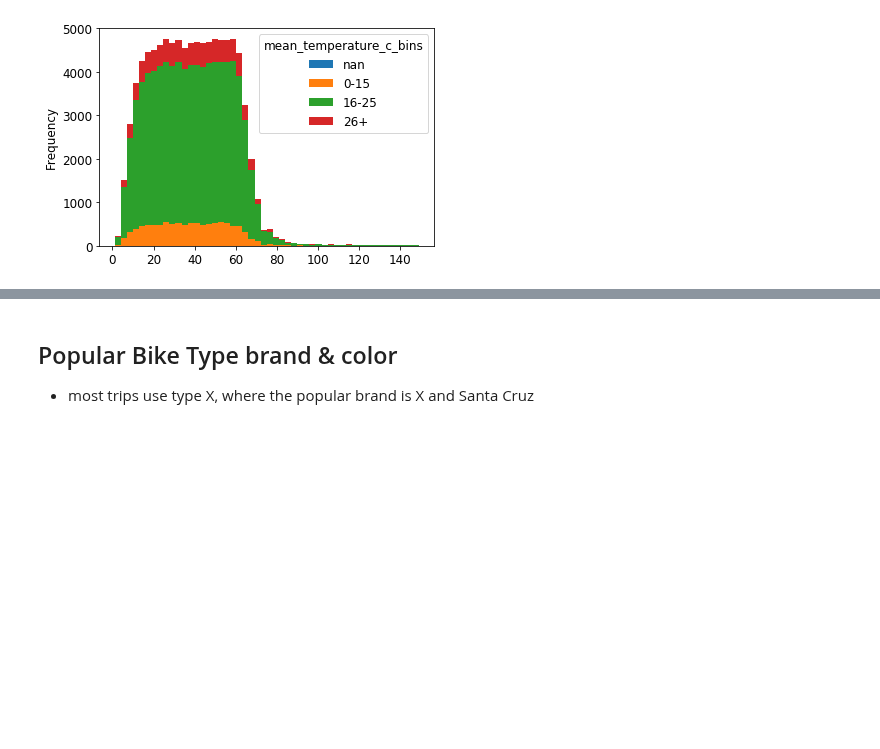
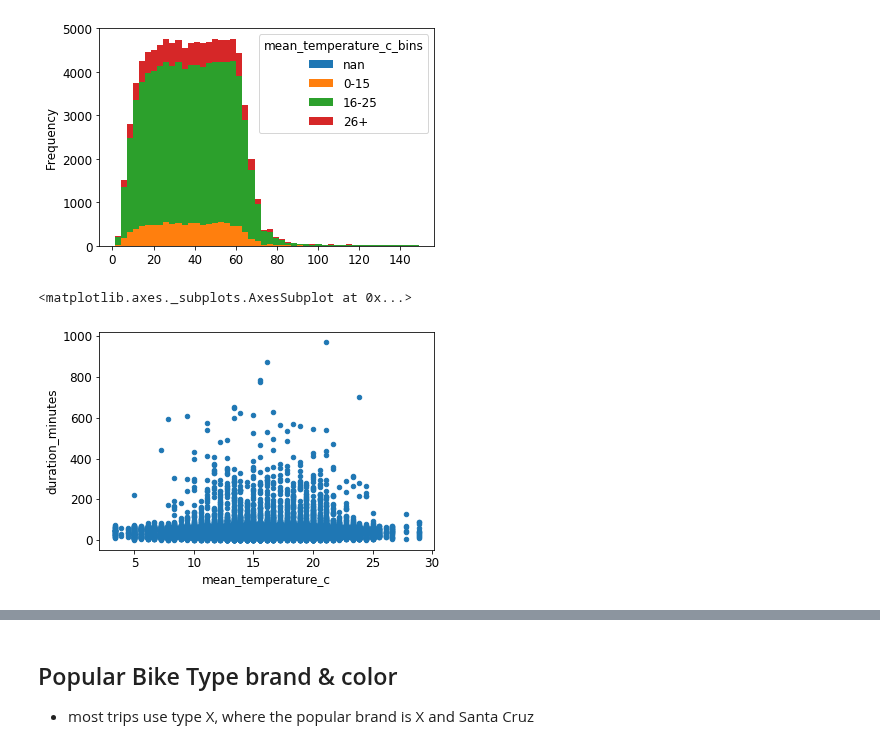
Before and after one commit to orbenishay/pandas-project, a Jupyter notebook: Bicycle_10.ipynb, the cells around one changed output, grey strips where cells are left out. Drawn from its saved outputs; the diff is of its cells as text; code cells hidden in the pictures; blank space fills up the shorter version.

```diff
--- a/Bicycle_10.ipynb
+++ b/Bicycle_10.ipynb
@@ -178,6 +177,12 @@ df_all_hist[df_all_hist['duration_minutes']<150].pivot(columns='mean_temperature
 # %% [output]
 <matplotlib.axes._subplots.AxesSubplot at 0x...>
 [figure]
+# %%
+df_all_scatter=df_all[df_all_hist['duration_minutes']<1000].filter(['mean_temperature_c_bins', 'duration_minutes','mean_temperature_c'])
+df_all_scatter.plot.scatter(x='mean_temperature_c',y='duration_minutes')
+# %% [output]
+<matplotlib.axes._subplots.AxesSubplot at 0x...>
+[figure, added]
 # %%
 df_all.groupby("mean_temperature_c_bins").describe()
 # %% [output]
```
Also changed, not shown: parts of 1 cell of this notebook.
